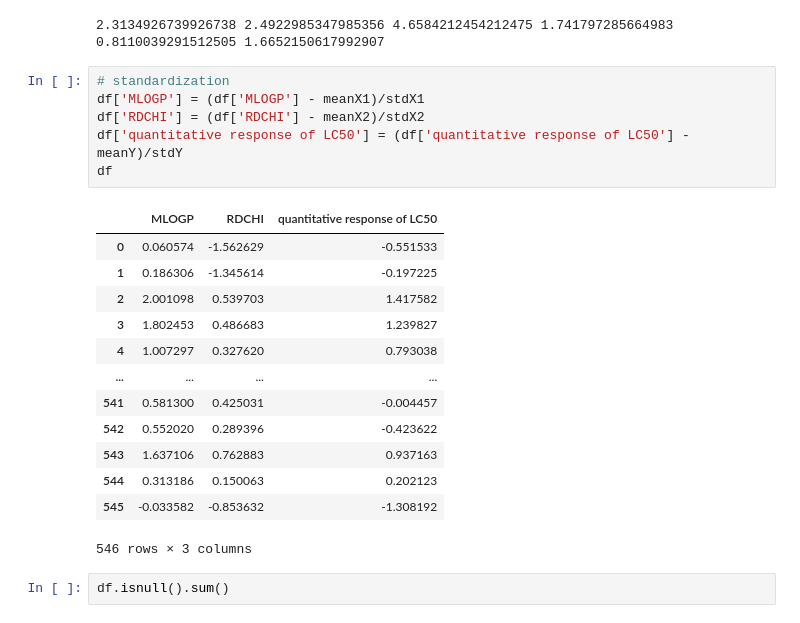
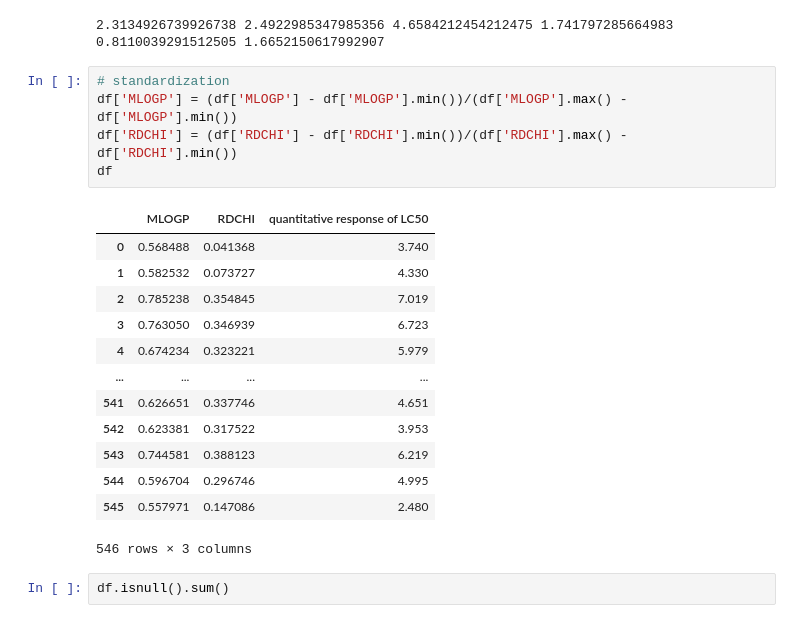
Before and after one commit to AmoghMoses/CS-F320-Assignment-1, a Jupyter notebook: Assignment1B b-Copy1.ipynb, the cells around one changed output. Drawn from its saved outputs; the diff is of its cells as text.

```diff
--- a/Assignment1B b-Copy1.ipynb
+++ b/Assignment1B b-Copy1.ipynb
@@ -39,23 +39,22 @@ print(meanX1, meanX2, meanY, stdX1, stdX2, stdY)
 2.3134926739926738 2.4922985347985356 4.6584212454212475 1.741797285664983 0.8110039291512505 1.6652150617992907
 # %%
 # standardization
-df['MLOGP'] = (df['MLOGP'] - meanX1)/stdX1
-df['RDCHI'] = (df['RDCHI'] - meanX2)/stdX2
-df['quantitative response of LC50'] = (df['quantitative response of LC50'] - meanY)/stdY
+df['MLOGP'] = (df['MLOGP'] - df['MLOGP'].min())/(df['MLOGP'].max() - df['MLOGP'].min())
+df['RDCHI'] = (df['RDCHI'] - df['RDCHI'].min())/(df['RDCHI'].max() - df['RDCHI'].min())
 df
 # %% [output]
 |  | MLOGP | RDCHI | quantitative response of LC50 |
-| 0 | 0.060574 | -1.562629 | -0.551533 |
-| 1 | 0.186306 | -1.345614 | -0.197225 |
-| 2 | 2.001098 | 0.539703 | 1.417582 |
-| 3 | 1.802453 | 0.486683 | 1.239827 |
-| 4 | 1.007297 | 0.327620 | 0.793038 |
+| 0 | 0.568488 | 0.041368 | 3.740 |
+| 1 | 0.582532 | 0.073727 | 4.330 |
+| 2 | 0.785238 | 0.354845 | 7.019 |
+| 3 | 0.763050 | 0.346939 | 6.723 |
+| 4 | 0.674234 | 0.323221 | 5.979 |
 | ... | ... | ... | ... |
-| 541 | 0.581300 | 0.425031 | -0.004457 |
-| 542 | 0.552020 | 0.289396 | -0.423622 |
-| 543 | 1.637106 | 0.762883 | 0.937163 |
-| 544 | 0.313186 | 0.150063 | 0.202123 |
-| 545 | -0.033582 | -0.853632 | -1.308192 |
+| 541 | 0.626651 | 0.337746 | 4.651 |
+| 542 | 0.623381 | 0.317522 | 3.953 |
+| 543 | 0.744581 | 0.388123 | 6.219 |
+| 544 | 0.596704 | 0.296746 | 4.995 |
+| 545 | 0.557971 | 0.147086 | 2.480 |
 546 rows × 3 columns
 # %%
 df.isnull().sum()
```
Also changed, not shown: parts of 24 cells of this notebook, 2 other files.
